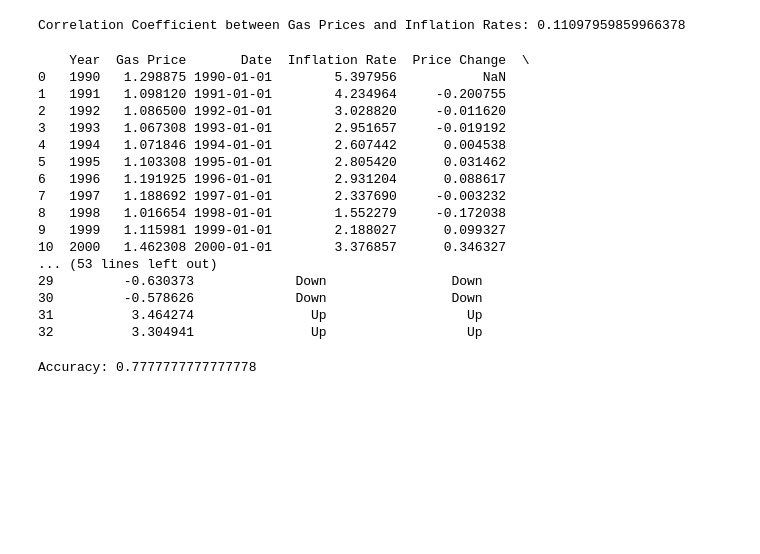
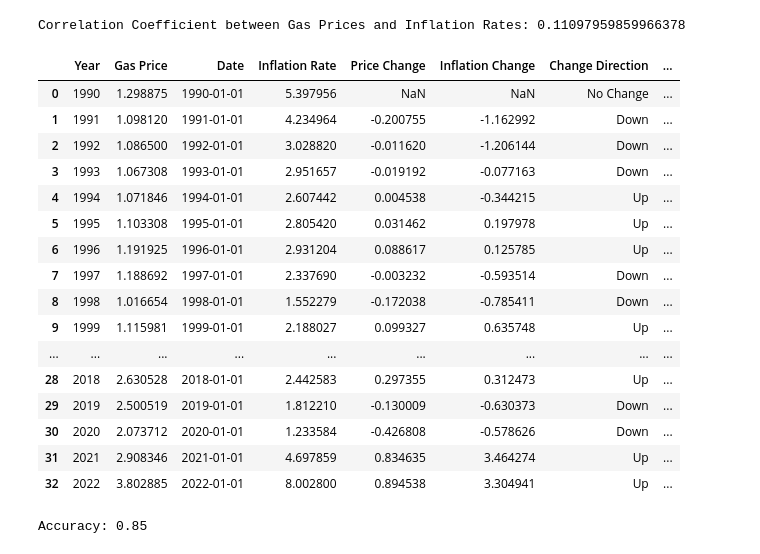
Before and after one commit to SatchelF/Data_Analysis_Project, a Jupyter notebook: inflations_impact_on_gas_prices.ipynb, the cells around one changed output. Drawn from its saved outputs; the diff is of its cells as text; code cells hidden in the pictures; blank space fills up the shorter version.

```diff
--- a/inflations_impact_on_gas_prices.ipynb
+++ b/inflations_impact_on_gas_prices.ipynb
@@ -130,43 +130,44 @@ print("Correlation Coefficient between Gas Prices and Inflation Rates:", correla
 # %% [output]
 Correlation Coefficient between Gas Prices and Inflation Rates: 0.11097959859966378
 # %%
+# Created new columns that show difference of previous row
 merged_df['Price Change'] = merged_df['Gas Price'].diff()
 merged_df['Inflation Change'] = merged_df['Inflation Rate'].diff()
 
 # Define a function to label price changes as 'Up', 'Down', or 'No Change'
 def label_change(change):
     if change > 0:
         return 'Up'
     elif change < 0:
         return 'Down'
     else:
         return 'No Change'
 
 # Apply the function to create the 'Change Direction' column
 merged_df['Change Direction'] = merged_df['Price Change'].apply(label_change)
 merged_df['Inflation Direction'] = merged_df['Inflation Change'].apply(label_change)
 
 
 # Display the DataFrame with the new columns
-print(merged_df)
+merged_df
 # %% [output]
-    Year  Gas Price       Date  Inflation Rate  Price Change  \
-0   1990   1.298875 1990-01-01        5.397956           NaN
-1   1991   1.098120 1991-01-01        4.234964     -0.200755
-2   1992   1.086500 1992-01-01        3.028820     -0.011620
-3   1993   1.067308 1993-01-01        2.951657     -0.019192
-4   1994   1.071846 1994-01-01        2.607442      0.004538
-5   1995   1.103308 1995-01-01        2.805420      0.031462
-6   1996   1.191925 1996-01-01        2.931204      0.088617
-7   1997   1.188692 1997-01-01        2.337690     -0.003232
-8   1998   1.016654 1998-01-01        1.552279     -0.172038
-9   1999   1.115981 1999-01-01        2.188027      0.099327
-10  2000   1.462308 2000-01-01        3.376857      0.346327
-... (53 lines left out)
-29         -0.630373             Down                Down
-30         -0.578626             Down                Down
-31          3.464274               Up                  Up
-32          3.304941               Up                  Up
+|  | Year | Gas Price | Date | Inflation Rate | Price Change | Inflation Change | Change Direction | ... |
+| 0 | 1990 | 1.298875 | 1990-01-01 | 5.397956 | NaN | NaN | No Change | ... |
+| 1 | 1991 | 1.098120 | 1991-01-01 | 4.234964 | -0.200755 | -1.162992 | Down | ... |
+| 2 | 1992 | 1.086500 | 1992-01-01 | 3.028820 | -0.011620 | -1.206144 | Down | ... |
+| 3 | 1993 | 1.067308 | 1993-01-01 | 2.951657 | -0.019192 | -0.077163 | Down | ... |
+| 4 | 1994 | 1.071846 | 1994-01-01 | 2.607442 | 0.004538 | -0.344215 | Up | ... |
+| 5 | 1995 | 1.103308 | 1995-01-01 | 2.805420 | 0.031462 | 0.197978 | Up | ... |
+| 6 | 1996 | 1.191925 | 1996-01-01 | 2.931204 | 0.088617 | 0.125785 | Up | ... |
+| 7 | 1997 | 1.188692 | 1997-01-01 | 2.337690 | -0.003232 | -0.593514 | Down | ... |
+| 8 | 1998 | 1.016654 | 1998-01-01 | 1.552279 | -0.172038 | -0.785411 | Down | ... |
+| 9 | 1999 | 1.115981 | 1999-01-01 | 2.188027 | 0.099327 | 0.635748 | Up | ... |
+| ... | ... | ... | ... | ... | ... | ... | ... | ... |
+| 28 | 2018 | 2.630528 | 2018-01-01 | 2.442583 | 0.297355 | 0.312473 | Up | ... |
+| 29 | 2019 | 2.500519 | 2019-01-01 | 1.812210 | -0.130009 | -0.630373 | Down | ... |
+| 30 | 2020 | 2.073712 | 2020-01-01 | 1.233584 | -0.426808 | -0.578626 | Down | ... |
+| 31 | 2021 | 2.908346 | 2021-01-01 | 4.697859 | 0.834635 | 3.464274 | Up | ... |
+| 32 | 2022 | 3.802885 | 2022-01-01 | 8.002800 | 0.894538 | 3.304941 | Up | ... |
 # %%
 from sklearn.model_selection import train_test_split
 from sklearn.ensemble import RandomForestClassifier
@@ -179,7 +180,7 @@ X = merged_df[['Inflation Change']]
 Y = merged_df['Change Direction']
 
 # Split the data into training and testing sets
-X_train, X_test, Y_train, Y_test = train_test_split(X, Y, test_size=0.8)
+X_train, X_test, Y_train, Y_test = train_test_split(X, Y, test_size=0.6)
 
 # Initialize and train the model (Random Forest Classifier)
 model = RandomForestClassifier()
@@ -192,7 +193,7 @@ y_pred = model.predict(X_test)
 accuracy = accuracy_score(Y_test, y_pred)
 print("Accuracy:", accuracy)
 # %% [output]
-Accuracy: 0.7777777777777778
+Accuracy: 0.85
 # %%
 from sklearn.model_selection import train_test_split
 from sklearn.linear_model import LinearRegression
```
Also changed, not shown: parts of 1 cell of this notebook, 3 other files.
